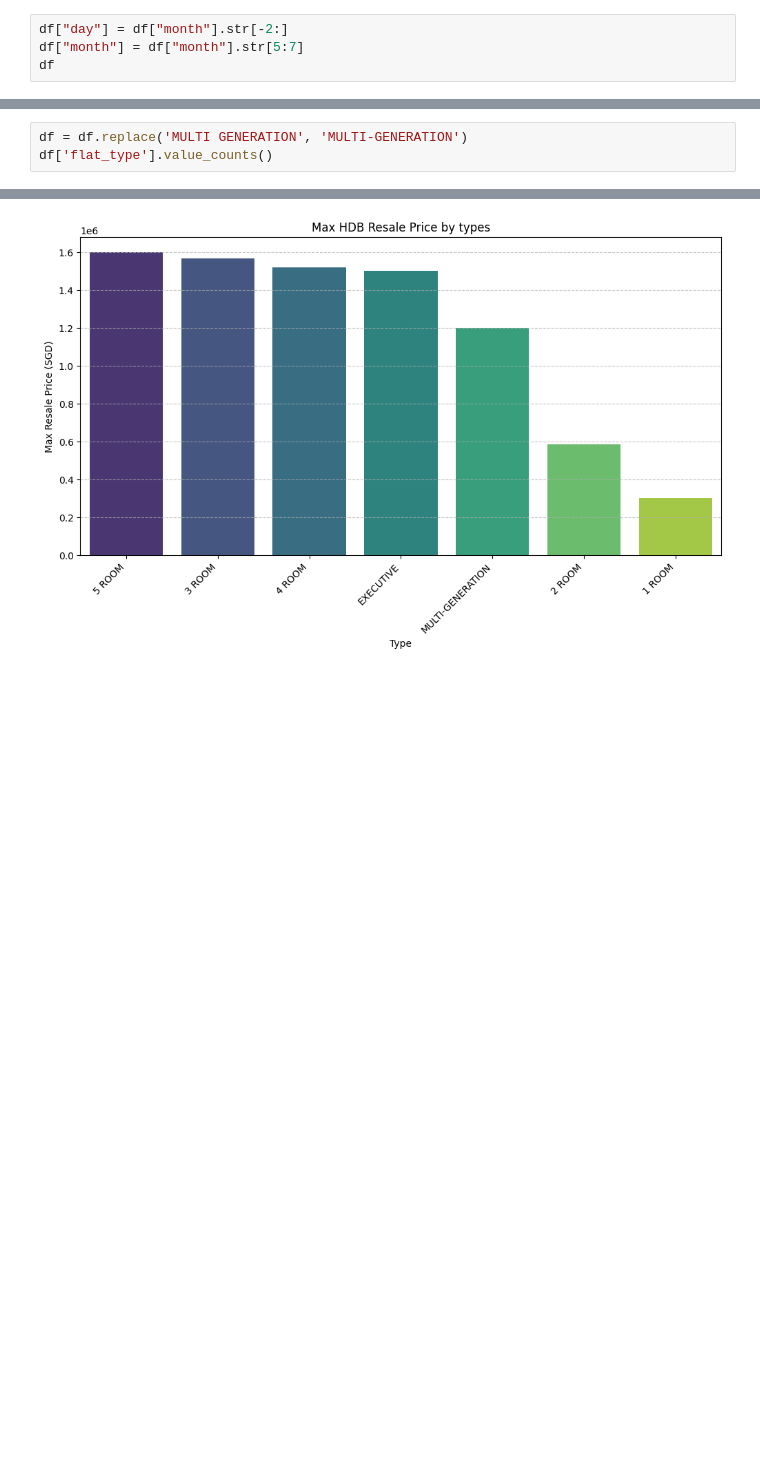
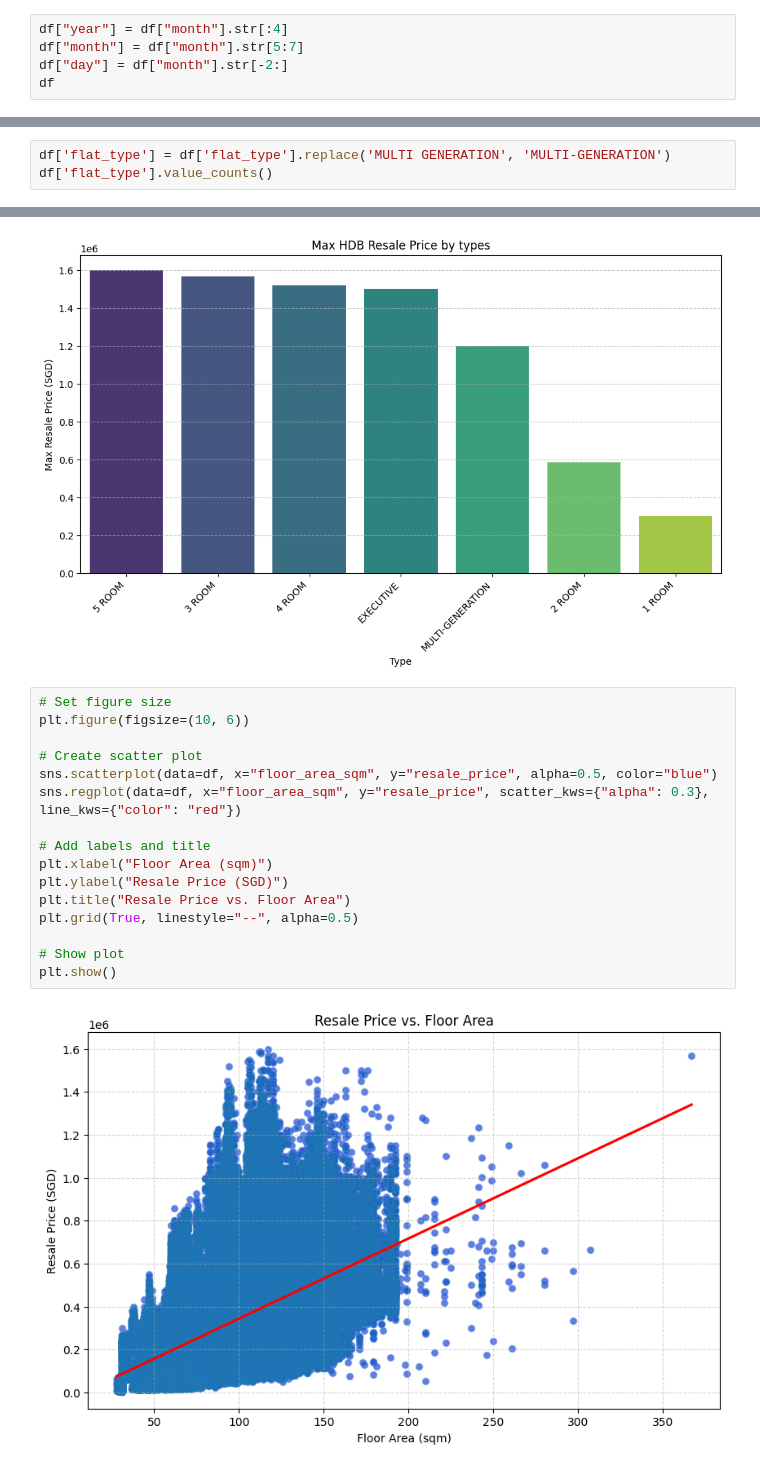
Before and after one commit to BlueSpirit1993/hdb_resale_chat_bot, a Jupyter notebook: notebooks/Hui_Ling/hui_ling_eda.ipynb, the cells around one changed output, grey strips where cells are left out. Saved outputs shown, nothing was run; the diff lists cells and outputs as text; blank space fills up the shorter version.

```diff
--- a/notebooks/Hui_Ling/hui_ling_eda.ipynb
+++ b/notebooks/Hui_Ling/hui_ling_eda.ipynb
@@ -102,8 +102,9 @@ df
 | 949510 | 2025-03-01 | TAMPINES | 4 ROOM | 263 | TAMPINES ST 21 | 10 TO 12 | 103.0 | Model A | ... |
 947602 rows × 11 columns
 # %%
+df["year"] = df["month"].str[:4]
+df["month"] = df["month"].str[5:7]
 df["day"] = df["month"].str[-2:]
-df["month"] = df["month"].str[5:7]
 df
 # %% [output]
 |  | month | town | flat_type | block | street_name | storey_range | floor_area_sqm | flat_model | ... |
@@ -135,5 +123,5 @@ Name: count, dtype: int64
 # %%
-df = df.replace('MULTI GENERATION', 'MULTI-GENERATION')
+df['flat_type'] = df['flat_type'].replace('MULTI GENERATION', 'MULTI-GENERATION')
 df['flat_type'].value_counts()
 # %% [output]
 flat_type
@@ -407,3 +355,21 @@ Passing `palette` without assigning `hue` is deprecated and will be removed in v
 
   sns.barplot(data=max_price_types, x="flat_type", y="resale_price", palette="viridis")
 [figure]
+# %%
+# Set figure size
+plt.figure(figsize=(10, 6))
+
+# Create scatter plot
+sns.scatterplot(data=df, x="floor_area_sqm", y="resale_price", alpha=0.5, color="blue")
+sns.regplot(data=df, x="floor_area_sqm", y="resale_price", scatter_kws={"alpha": 0.3}, line_kws={"color": "red"})
+
+# Add labels and title
+plt.xlabel("Floor Area (sqm)")
+plt.ylabel("Resale Price (SGD)")
+plt.title("Resale Price vs. Floor Area")
+plt.grid(True, linestyle="--", alpha=0.5)
+
+# Show plot
+plt.show()
+# %% [output]
+[figure, added]
```
Also changed, not shown: parts of 8 cells of this notebook.
